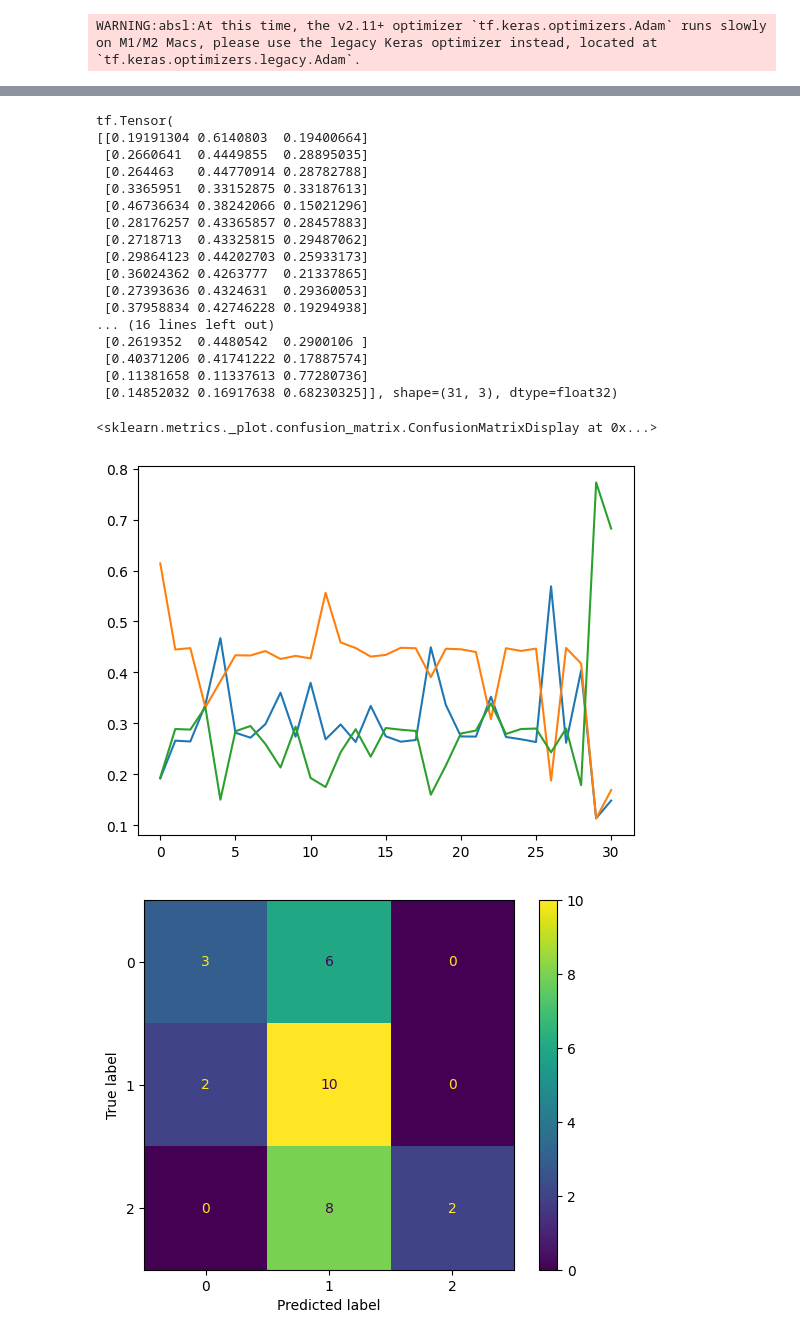
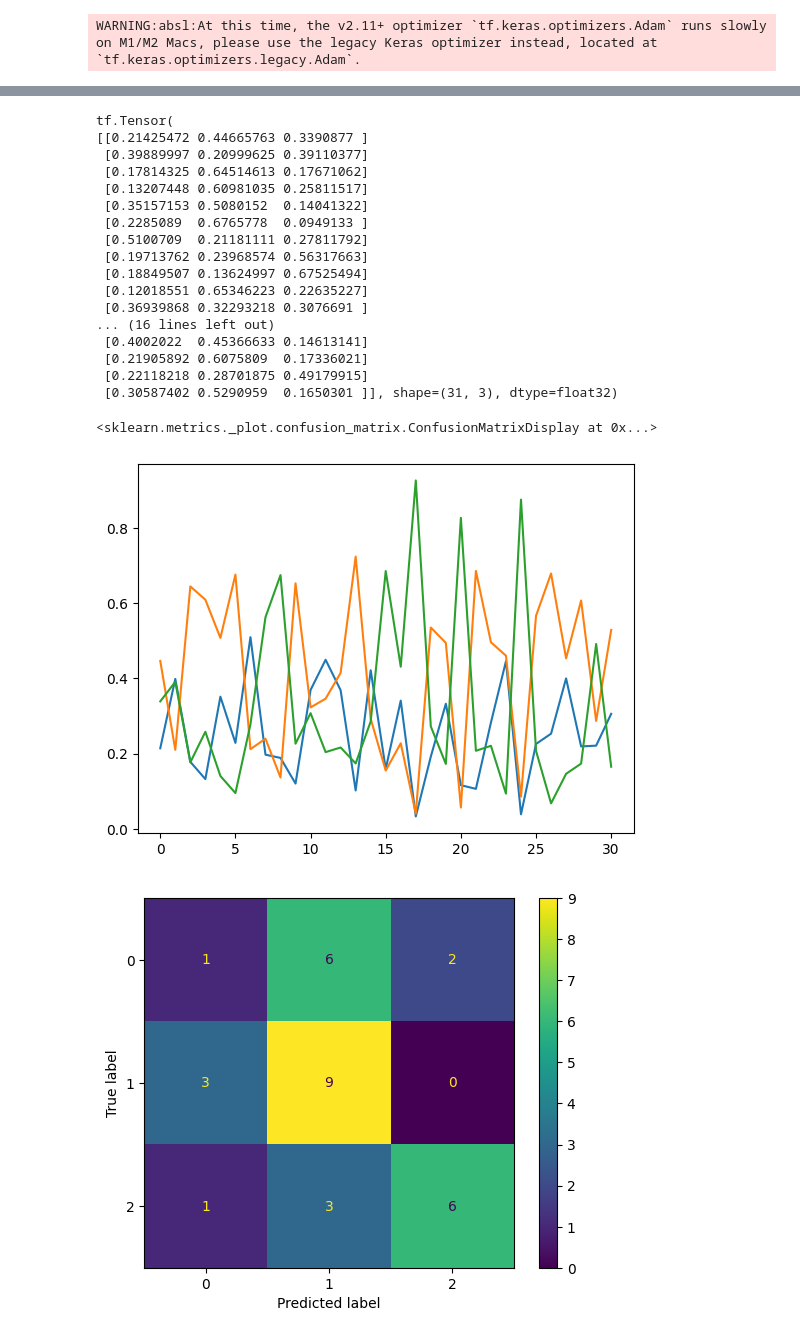
Before and after one commit to Christofferfuglkjaer/Dataproject, a Jupyter notebook: multiclass.ipynb, the cells around one changed output, grey strips where cells are left out. Saved outputs shown, nothing was run; the diff lists cells and outputs as text; code cells hidden in the pictures.

```diff
--- a/multiclass.ipynb
+++ b/multiclass.ipynb
@@ -134,12 +143,12 @@ X_train, X_test, y_train, y_test = train_test_split(df1, output_rows, test_size=
 # print(results)
 # print("Baseline: %.2f%% (%.2f%%)" % (results.mean()*100, results.std()*100))
 # %%
-no_classes = 3
-no_epochs = 15
+no_classes= 3
+no_epochs = 100
 optimizer = Adam()
-verbosity = 1
+verbosity = 0
 num_folds = 5
-batch_size = 10
+batch_size = 4
 acc_per_fold = []
 loss_per_fold = []
 fold_no = 1
@@ -153,9 +162,10 @@ kfold = KFold(n_splits=num_folds, shuffle=True)
 # %%
 for train, test in kfold.split(inputs, targets):
     model = Sequential()
-    model.add(Dense(32, input_dim=16, activation='relu'))
-    model.add(Dense(16, activation='relu'))
-    model.add(Dense(8,activation='tanh'))
+    model.add(Dense(16, input_dim=16, activation='relu'))
+    #model.add(Dense(16, activation='relu'))
+    model.add(Dense(8,activation='relu'))
+    model.add(Dense(4,activation='relu'))
     model.add(Dense(3, activation='softmax'))
  # Compile model
     model.compile(loss='categorical_crossentropy' , optimizer='adam', metrics=['accuracy'])
@@ -226,31 +225,31 @@ torch.Size([31, 3])
 # %%
-predicted = tf.squeeze(predicted)
-plt.plot(predicted)
-print(predicted)
-predicted = np.array([np.argmax(row) for row in predicted])
+predict = tf.squeeze(predicted)
+plt.plot(predict)
+print(predict)
+predic= np.array([np.argmax(row) for row in predicted])
 actual = np.array([np.argmax(row) for row in tensor])
-conf_mat = confusion_matrix(actual, predicted)
+conf_mat = confusion_matrix(actual, predic)
 displ = ConfusionMatrixDisplay(confusion_matrix=conf_mat)
 displ.plot()
 # %% [output]
 tf.Tensor(
-[[0.19191304 0.6140803  0.19400664]
- [0.2660641  0.4449855  0.28895035]
- [0.264463   0.44770914 0.28782788]
- [0.3365951  0.33152875 0.33187613]
- [0.46736634 0.38242066 0.15021296]
- [0.28176257 0.43365857 0.28457883]
- [0.2718713  0.43325815 0.29487062]
- [0.29864123 0.44202703 0.25933173]
- [0.36024362 0.4263777  0.21337865]
- [0.27393636 0.4324631  0.29360053]
- [0.37958834 0.42746228 0.19294938]
+[[0.21425472 0.44665763 0.3390877 ]
+ [0.39889997 0.20999625 0.39110377]
+ [0.17814325 0.64514613 0.17671062]
+ [0.13207448 0.60981035 0.25811517]
+ [0.35157153 0.5080152  0.14041322]
+ [0.2285089  0.6765778  0.0949133 ]
+ [0.5100709  0.21181111 0.27811792]
+ [0.19713762 0.23968574 0.56317663]
+ [0.18849507 0.13624997 0.67525494]
+ [0.12018551 0.65346223 0.22635227]
+ [0.36939868 0.32293218 0.3076691 ]
 ... (16 lines left out)
- [0.2619352  0.4480542  0.2900106 ]
- [0.40371206 0.41741222 0.17887574]
- [0.11381658 0.11337613 0.77280736]
- [0.14852032 0.16917638 0.68230325]], shape=(31, 3), dtype=float32)
+ [0.4002022  0.45366633 0.14613141]
+ [0.21905892 0.6075809  0.17336021]
+ [0.22118218 0.28701875 0.49179915]
+ [0.30587402 0.5290959  0.1650301 ]], shape=(31, 3), dtype=float32)
 <sklearn.metrics._plot.confusion_matrix.ConfusionMatrixDisplay at 0x...>
-[figure, old version]
+[figure, new version]
-[figure, old version]
+[figure, new version]
 # %%
```
Also changed, not shown: parts of 10 cells of this notebook, 3 other files.
